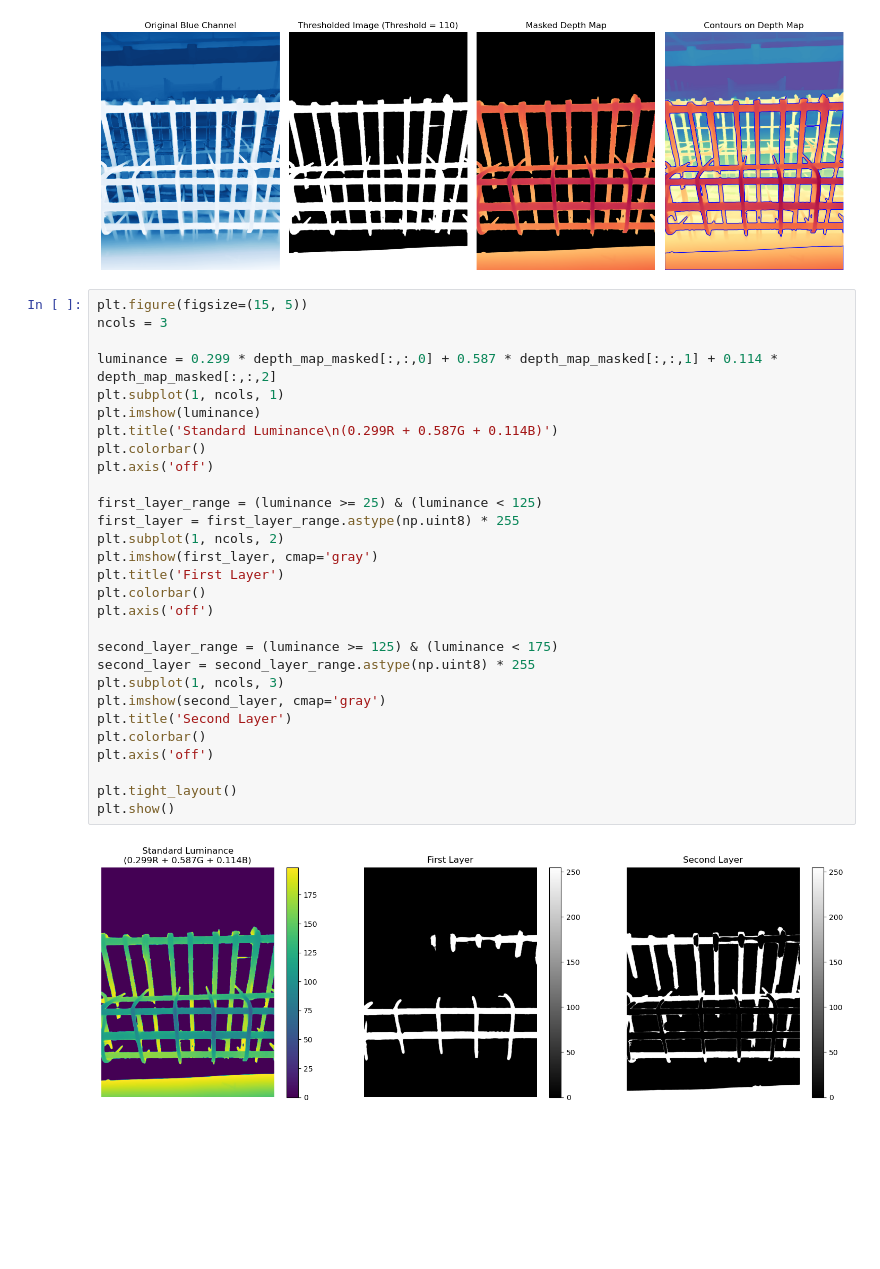
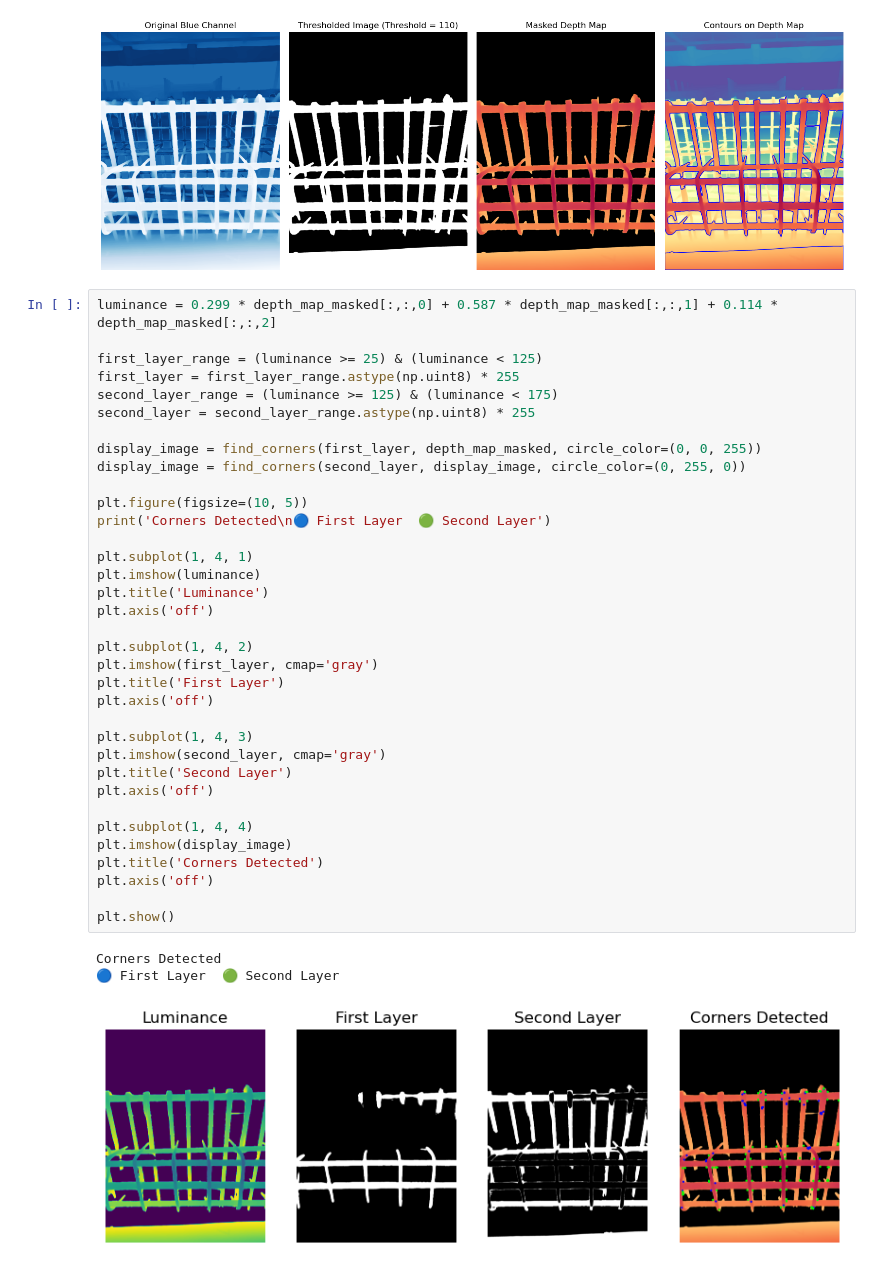
Before and after one commit to HsiaoHungKai/Depth_Models, a Jupyter notebook: corner_detection.ipynb, the cells around one changed output. Saved outputs shown, nothing was run; the diff lists cells and outputs as text; blank space fills up the shorter version.

```diff
--- a/corner_detection.ipynb
+++ b/corner_detection.ipynb
@@ -97,35 +124,43 @@ plt.tight_layout()
 plt.show()
 # %% [output]
 [figure]
-# %%
-plt.figure(figsize=(15, 5))
-ncols = 3
-
-luminance = 0.299 * depth_map_masked[:,:,0] + 0.587 * depth_map_masked[:,:,1] + 0.114 * depth_map_masked[:,:,2]
-plt.subplot(1, ncols, 1)
-plt.imshow(luminance)
-plt.title('Standard Luminance\n(0.299R + 0.587G + 0.114B)')
-plt.colorbar()
-plt.axis('off')
-
-first_layer_range = (luminance >= 25) & (luminance < 125)
-first_layer = first_layer_range.astype(np.uint8) * 255
-plt.subplot(1, ncols, 2)
-plt.imshow(first_layer, cmap='gray')
-plt.title('First Layer')
-plt.colorbar()
-plt.axis('off')
-
-second_layer_range = (luminance >= 125) & (luminance < 175)
-second_layer = second_layer_range.astype(np.uint8) * 255
-plt.subplot(1, ncols, 3)
-plt.imshow(second_layer, cmap='gray')
-plt.title('Second Layer')
-plt.colorbar()
-plt.axis('off')
-
-plt.tight_layout()
-plt.show()
-# %% [output]
-[figure]
+# %%
+luminance = 0.299 * depth_map_masked[:,:,0] + 0.587 * depth_map_masked[:,:,1] + 0.114 * depth_map_masked[:,:,2]
+
+first_layer_range = (luminance >= 25) & (luminance < 125)
+first_layer = first_layer_range.astype(np.uint8) * 255
+second_layer_range = (luminance >= 125) & (luminance < 175)
+second_layer = second_layer_range.astype(np.uint8) * 255
+
+display_image = find_corners(first_layer, depth_map_masked, circle_color=(0, 0, 255))
+display_image = find_corners(second_layer, display_image, circle_color=(0, 255, 0))
+
+plt.figure(figsize=(10, 5))
+print('Corners Detected\n🔵 First Layer  🟢 Second Layer')
+
+plt.subplot(1, 4, 1)
+plt.imshow(luminance)
+plt.title('Luminance')
+plt.axis('off')
+
+plt.subplot(1, 4, 2)
+plt.imshow(first_layer, cmap='gray')
+plt.title('First Layer')
+plt.axis('off')
+
+plt.subplot(1, 4, 3)
+plt.imshow(second_layer, cmap='gray')
+plt.title('Second Layer')
+plt.axis('off')
+
+plt.subplot(1, 4, 4)
+plt.imshow(display_image)
+plt.title('Corners Detected')
+plt.axis('off')
+
+plt.show()
+# %% [output]
+Corners Detected
+🔵 First Layer  🟢 Second Layer
+[figure, added]
 # %% [markdown]
```
Also changed, not shown: parts of 16 cells of this notebook.
